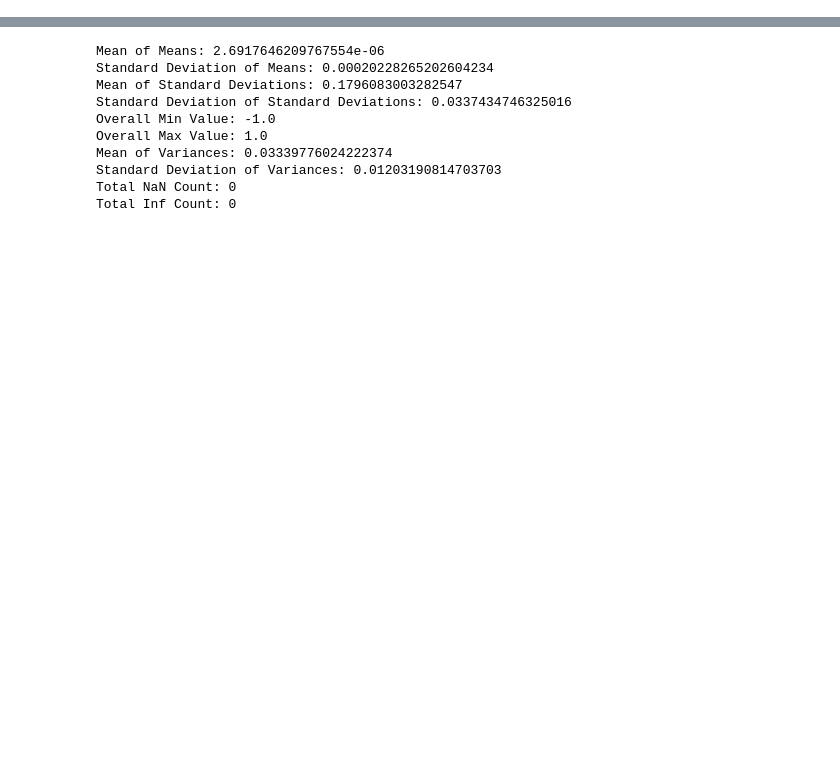
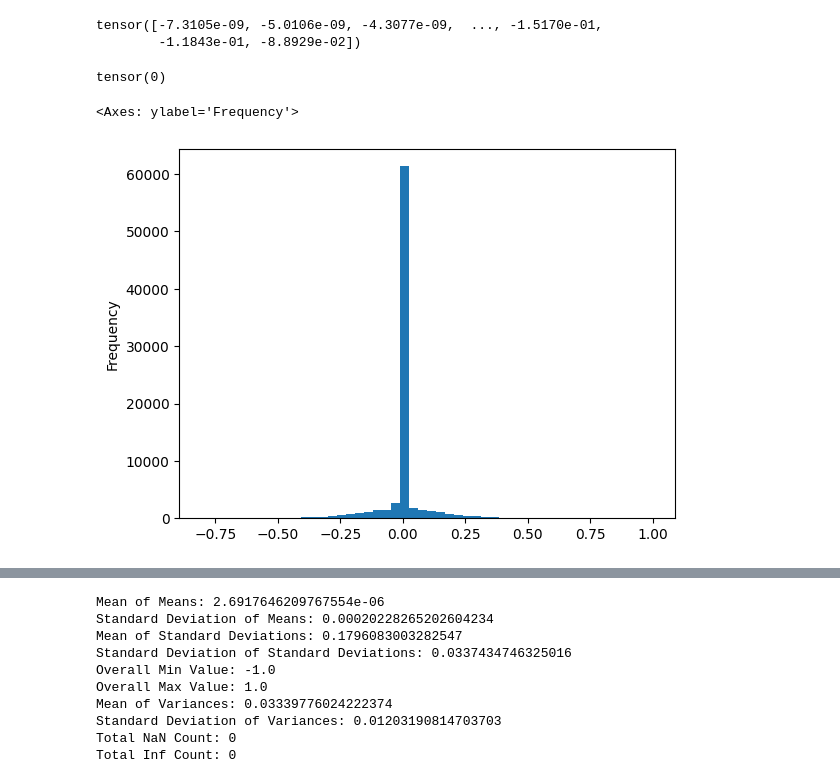
Before and after one commit to Luke-Chesley/song2vec, a Jupyter notebook: data_dev.ipynb, the cells around one changed output, grey strips where cells are left out. Cells and saved outputs as stored; diff of their text form; code cells hidden in the pictures; blank space fills up the shorter version.

```diff
--- a/data_dev.ipynb
+++ b/data_dev.ipynb
@@ -24,0 +8,2 @@ test_ds = AudioDataset(test_files)
+# %%
+ds = AudioDatasetSplits()
@@ -24,0 +25,13 @@ test_ds = AudioDataset(test_files)
+# %%
+ds.train[111]['audio']
+# %% [output]
+tensor([-7.3105e-09, -5.0106e-09, -4.3077e-09,  ..., -1.5170e-01,
+        -1.1843e-01, -8.8929e-02])
+# %%
+n = 111
+print(ds.train[n]['label'])
+pd.Series(ds.train[n]['audio']).plot(kind='hist',bins=50)
+# %% [output]
+tensor(0)
+<Axes: ylabel='Frequency'>
+[figure, added]
```
Also changed, not shown: parts of 6 cells of this notebook, 3 other files.
